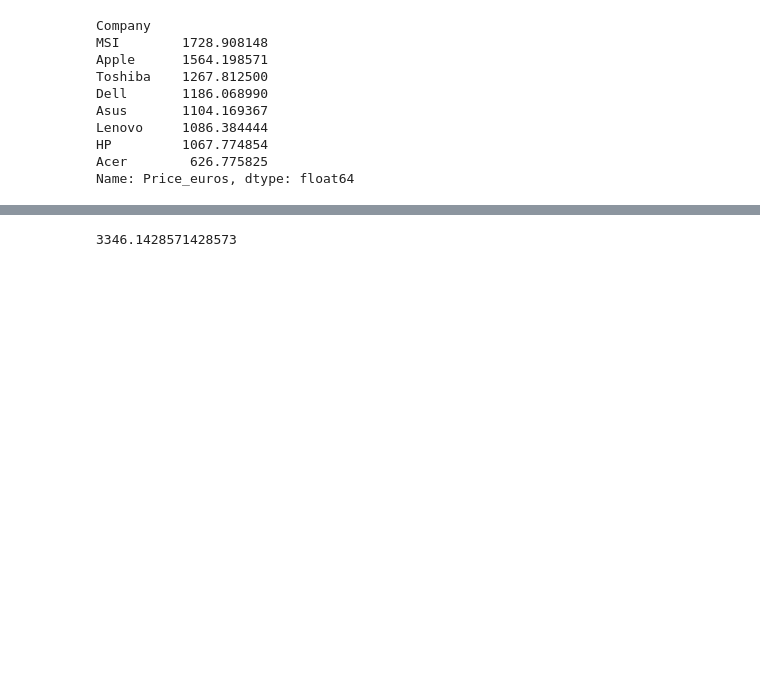
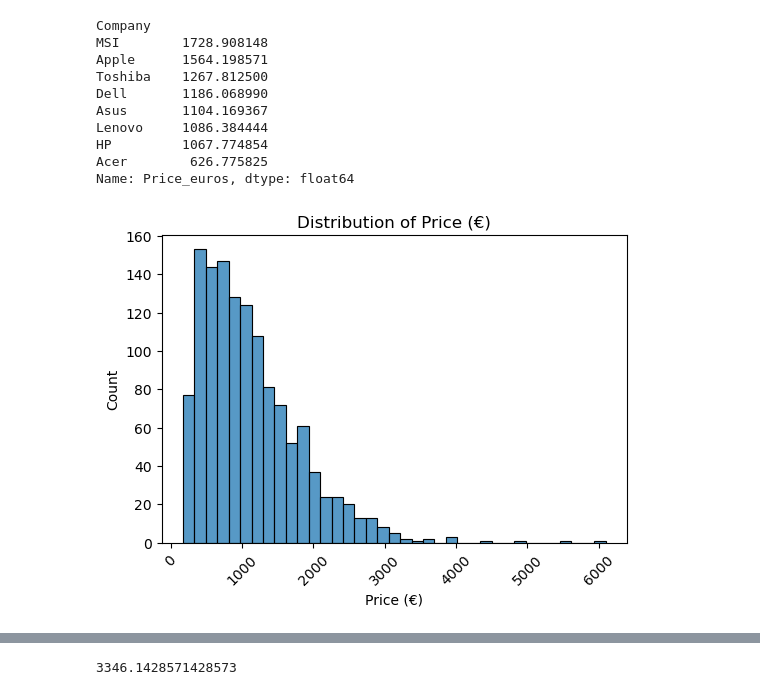
Before and after one commit to Lughaidh-w/Laptop-Price-Prediction, a Jupyter notebook: data_cleaning.ipynb, the cells around one changed output, grey strips where cells are left out. Drawn from its saved outputs; the diff is of its cells as text; code cells hidden in the pictures; blank space fills up the shorter version.

```diff
--- a/data_cleaning.ipynb
+++ b/data_cleaning.ipynb
@@ -98,8 +102,11 @@ df.describe()
 # %%
 # function to format some of the variable names
 def string_format(var):
-    var_formatted = " ".join(re.findall('[A-Z][^A-Z]*', var))
-    return var_formatted
+    if var == "Price_euros":
+        return "Price (€)"
+    else:
+        var_formatted = " ".join(re.findall('[A-Z][^A-Z]*', var))
+        return var_formatted
 # %%
 # histogram plot
 def histogram_plot(df, var, bins="auto", h=4, w=6):
@@ -261,3 +281,13 @@ Lenovo     1086.384444
 HP         1067.774854
 Acer        626.775825
 Name: Price_euros, dtype: float64
+# %%
+# The above mean values do indicate differences in price
+# but we can connuct an ANOVA test on the data to have statistical evidence of different populations
+# for this test only the companies that are represented at least 20 times will be used.
+
+# One assumption of ANOVA is normality...
+# 'Price_euros' should be log-normal, it is right skewed with outliers (shown in the boxplots above)
+histogram_plot(df, "Price_euros")
+# %% [output]
+[figure, added]
```
Also changed, not shown: parts of 15 cells of this notebook, 1 other file.
